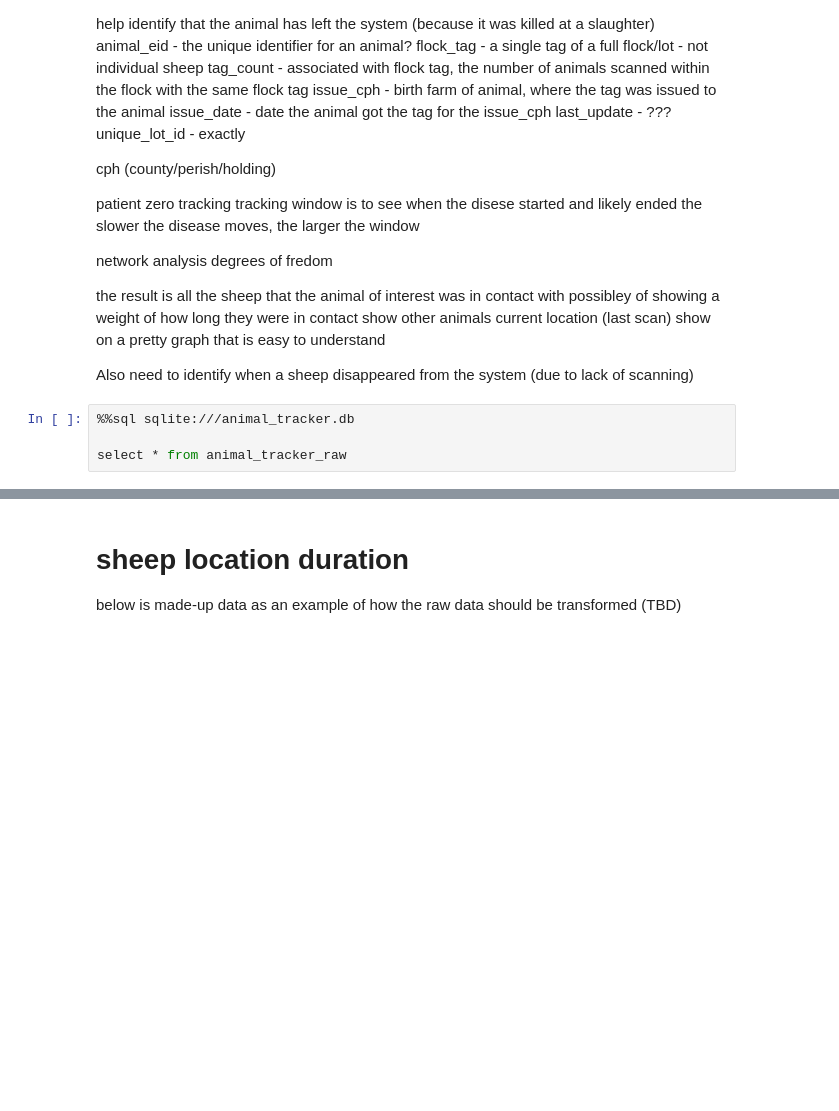
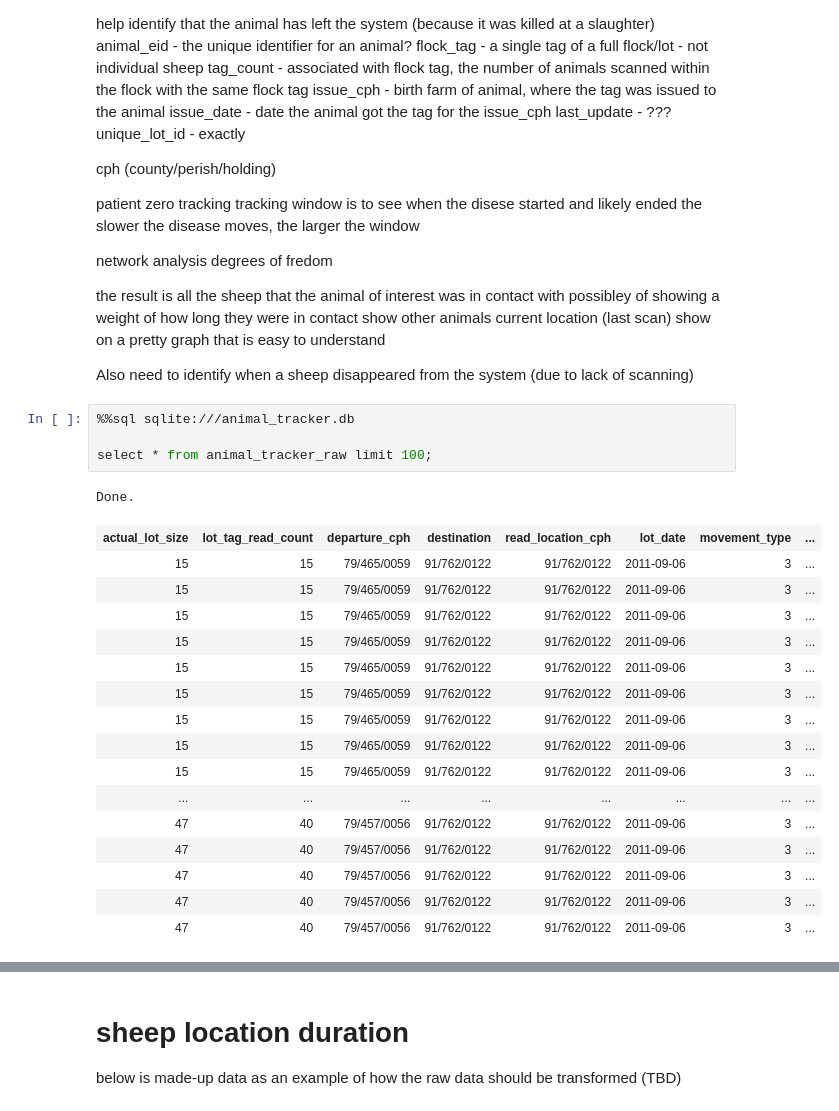
Before and after one commit to cmactagg/animal_traceability, a Jupyter notebook: sheep_tracker.ipynb, the cells around one changed output, grey strips where cells are left out. Cells and saved outputs as stored; diff of their text form; blank space fills up the shorter version.

```diff
--- a/sheep_tracker.ipynb
+++ b/sheep_tracker.ipynb
@@ -122,4 +145,22 @@ Also need to identify when a sheep disappeared from the system (due to lack of s
 # %%
 %%sql sqlite:///animal_tracker.db
 
-select * from animal_tracker_raw
+select * from animal_tracker_raw limit 100;
+# %% [output]
+Done.
+| actual_lot_size | lot_tag_read_count | departure_cph | destination | read_location_cph | lot_date | movement_type | ... |
+| 15 | 15 | 79/465/0059 | 91/762/0122 | 91/762/0122 | 2011-09-06 | 3 | ... |
+| 15 | 15 | 79/465/0059 | 91/762/0122 | 91/762/0122 | 2011-09-06 | 3 | ... |
+| 15 | 15 | 79/465/0059 | 91/762/0122 | 91/762/0122 | 2011-09-06 | 3 | ... |
+| 15 | 15 | 79/465/0059 | 91/762/0122 | 91/762/0122 | 2011-09-06 | 3 | ... |
+| 15 | 15 | 79/465/0059 | 91/762/0122 | 91/762/0122 | 2011-09-06 | 3 | ... |
+| 15 | 15 | 79/465/0059 | 91/762/0122 | 91/762/0122 | 2011-09-06 | 3 | ... |
+| 15 | 15 | 79/465/0059 | 91/762/0122 | 91/762/0122 | 2011-09-06 | 3 | ... |
+| 15 | 15 | 79/465/0059 | 91/762/0122 | 91/762/0122 | 2011-09-06 | 3 | ... |
+| 15 | 15 | 79/465/0059 | 91/762/0122 | 91/762/0122 | 2011-09-06 | 3 | ... |
+| ... | ... | ... | ... | ... | ... | ... | ... |
+| 47 | 40 | 79/457/0056 | 91/762/0122 | 91/762/0122 | 2011-09-06 | 3 | ... |
+| 47 | 40 | 79/457/0056 | 91/762/0122 | 91/762/0122 | 2011-09-06 | 3 | ... |
+| 47 | 40 | 79/457/0056 | 91/762/0122 | 91/762/0122 | 2011-09-06 | 3 | ... |
+| 47 | 40 | 79/457/0056 | 91/762/0122 | 91/762/0122 | 2011-09-06 | 3 | ... |
+| 47 | 40 | 79/457/0056 | 91/762/0122 | 91/762/0122 | 2011-09-06 | 3 | ... |
```
Also changed, not shown: parts of 10 cells of this notebook.
